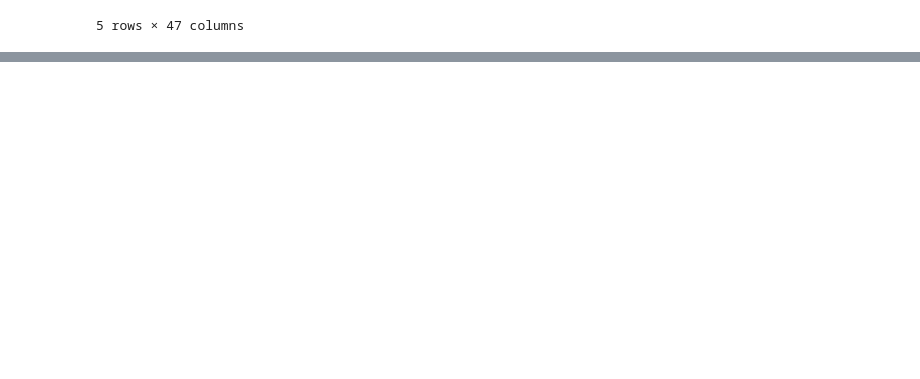
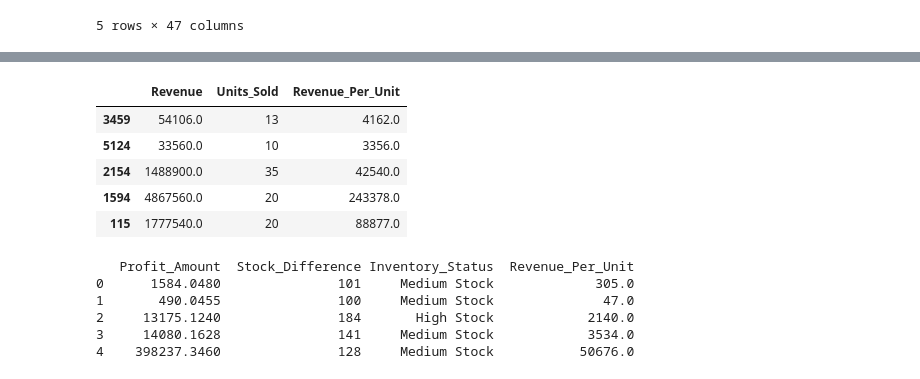
Before and after one commit to NavjyotMasane/Python_Learning, a Jupyter notebook: Data_Manipulation_and_Statistics.ipynb, the cells around one changed output, grey strips where cells are left out. Drawn from its saved outputs; the diff is of its cells as text; code cells hidden in the pictures; blank space fills up the shorter version.

```diff
--- a/Data_Manipulation_and_Statistics.ipynb
+++ b/Data_Manipulation_and_Statistics.ipynb
@@ -861,0 +968,11 @@ df.head()
+# %%
+# Classify stock levels into three tiers (<100 Low, 100-200 Medium, >200 High) using nested np.where()
+df["Inventory_Status"] = np.where(
+    df["Quantity_Available"] < 100,
+    "Low Stock",
+    np.where(
+        df["Quantity_Available"] <= 200,
+        "Medium Stock",
+        "High Stock"
+    )
+)
@@ -861,0 +990,33 @@ df.head()
+# %%
+# Derive realized unit revenue by dividing total transaction Revenue by Units_Sold
+df["Revenue_Per_Unit"] = (
+    df["Revenue"] /
+    df["Units_Sold"]
+)
+# %%
+# Spot-check 5 random rows comparing total Revenue, Units_Sold, and derived Revenue_Per_Unit
+df[["Revenue",
+    "Units_Sold",
+    "Revenue_Per_Unit"]].sample(5)
+# %% [output]
+|  | Revenue | Units_Sold | Revenue_Per_Unit |
+| 3459 | 54106.0 | 13 | 4162.0 |
+| 5124 | 33560.0 | 10 | 3356.0 |
+| 2154 | 1488900.0 | 35 | 42540.0 |
+| 1594 | 4867560.0 | 20 | 243378.0 |
+| 115 | 1777540.0 | 20 | 88877.0 |
+# %%
+# Inspect the first 5 rows of all 4 newly engineered feature columns side-by-side
+print(df[[
+    "Profit_Amount",
+    "Stock_Difference",
+    "Inventory_Status",
+    "Revenue_Per_Unit"
+]].head())
+# %% [output]
+   Profit_Amount  Stock_Difference Inventory_Status  Revenue_Per_Unit
+0      1584.0480               101     Medium Stock             305.0
+1       490.0455               100     Medium Stock              47.0
+2     13175.1240               184       High Stock            2140.0
+3     14080.1628               141     Medium Stock            3534.0
+4    398237.3460               128     Medium Stock           50676.0
```
Also changed, not shown: parts of 25 cells of this notebook.
